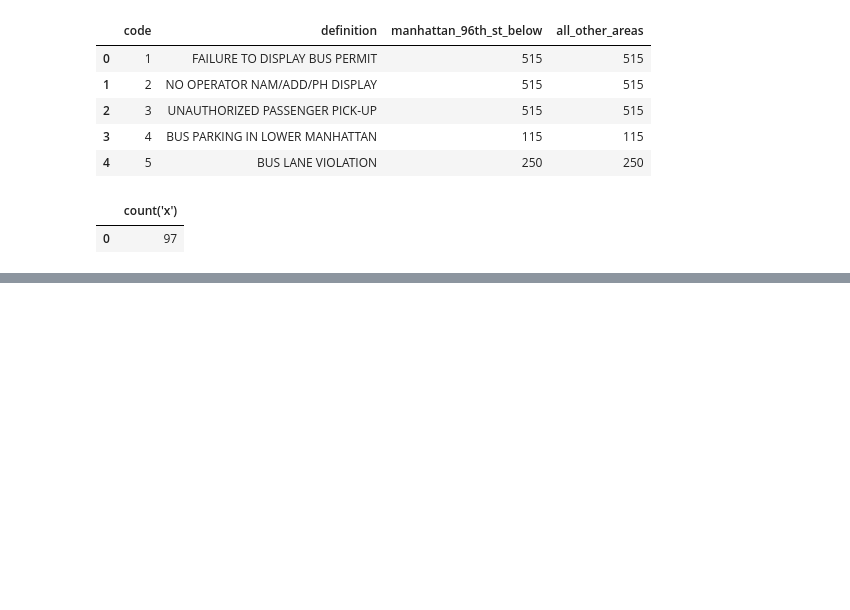
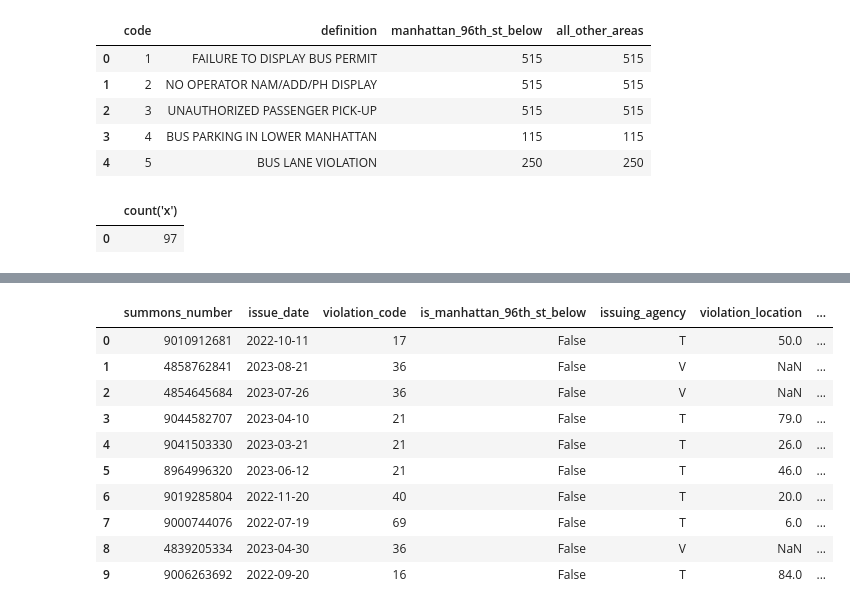
Before and after one commit to sam-dedge/data-engineering-with-data-build-tool-dbt-4458303, a Jupyter notebook: run_sql_queries_here.ipynb, the cells around one changed output, grey strips where cells are left out. Drawn from its saved outputs; the diff is of its cells as text; code cells hidden in the pictures; blank space fills up the shorter version.

```diff
--- a/run_sql_queries_here.ipynb
+++ b/run_sql_queries_here.ipynb
@@ -76,0 +88,7 @@ with duckdb.connect('data/nyc_parking_violations.db') as con:
+# %%
+sql_query = '''
+SELECT * FROM bronze_parking_violations LIMIT 5
+'''
+
+with duckdb.connect('data/nyc_parking_violations.db') as con:
+    display(con.sql(sql_query).df())
@@ -76,0 +105,7 @@ with duckdb.connect('data/nyc_parking_violations.db') as con:
+# %%
+sql_query = '''
+SELECT * FROM silver_parking_violation_codes LIMIT 10
+'''
+
+with duckdb.connect('data/nyc_parking_violations.db') as con:
+    display(con.sql(sql_query).df())
@@ -76,0 +124,19 @@ with duckdb.connect('data/nyc_parking_violations.db') as con:
+# %%
+sql_query = '''
+SELECT * FROM silver_violation_tickets LIMIT 10
+'''
+
+with duckdb.connect('data/nyc_parking_violations.db') as con:
+    display(con.sql(sql_query).df())
+# %% [output]
+|  | summons_number | issue_date | violation_code | is_manhattan_96th_st_below | issuing_agency | violation_location | ... |
+| 0 | 9010912681 | 2022-10-11 | 17 | False | T | 50.0 | ... |
+| 1 | 4858762841 | 2023-08-21 | 36 | False | V | NaN | ... |
+| 2 | 4854645684 | 2023-07-26 | 36 | False | V | NaN | ... |
+| 3 | 9044582707 | 2023-04-10 | 21 | False | T | 79.0 | ... |
+| 4 | 9041503330 | 2023-03-21 | 21 | False | T | 26.0 | ... |
+| 5 | 8964996320 | 2023-06-12 | 21 | False | T | 46.0 | ... |
+| 6 | 9019285804 | 2022-11-20 | 40 | False | T | 20.0 | ... |
+| 7 | 9000744076 | 2022-07-19 | 69 | False | T | 6.0 | ... |
+| 8 | 4839205334 | 2023-04-30 | 36 | False | V | NaN | ... |
+| 9 | 9006263692 | 2022-09-20 | 16 | False | T | 84.0 | ... |
```
Also changed, not shown: parts of 8 cells of this notebook, 9 other files.
